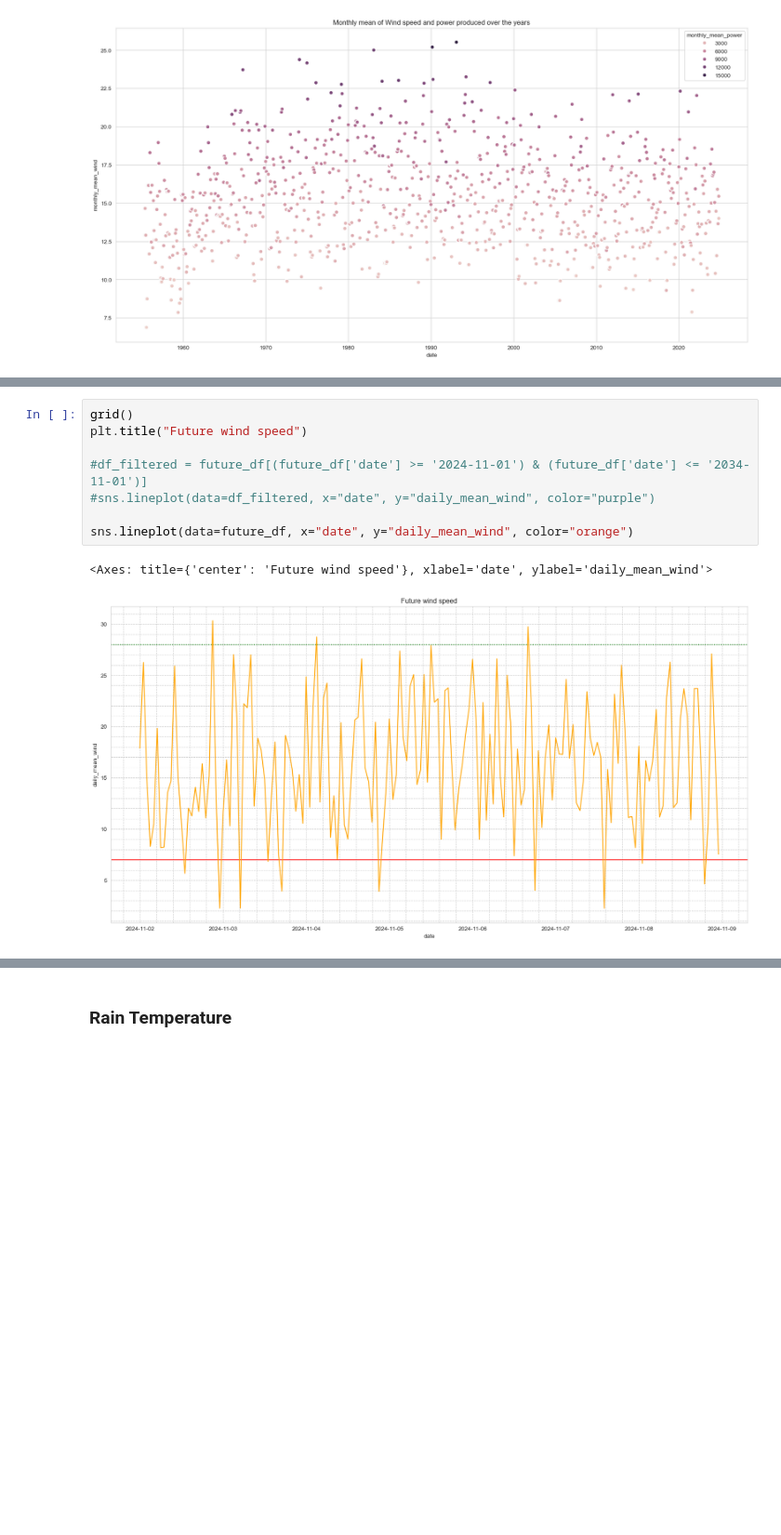
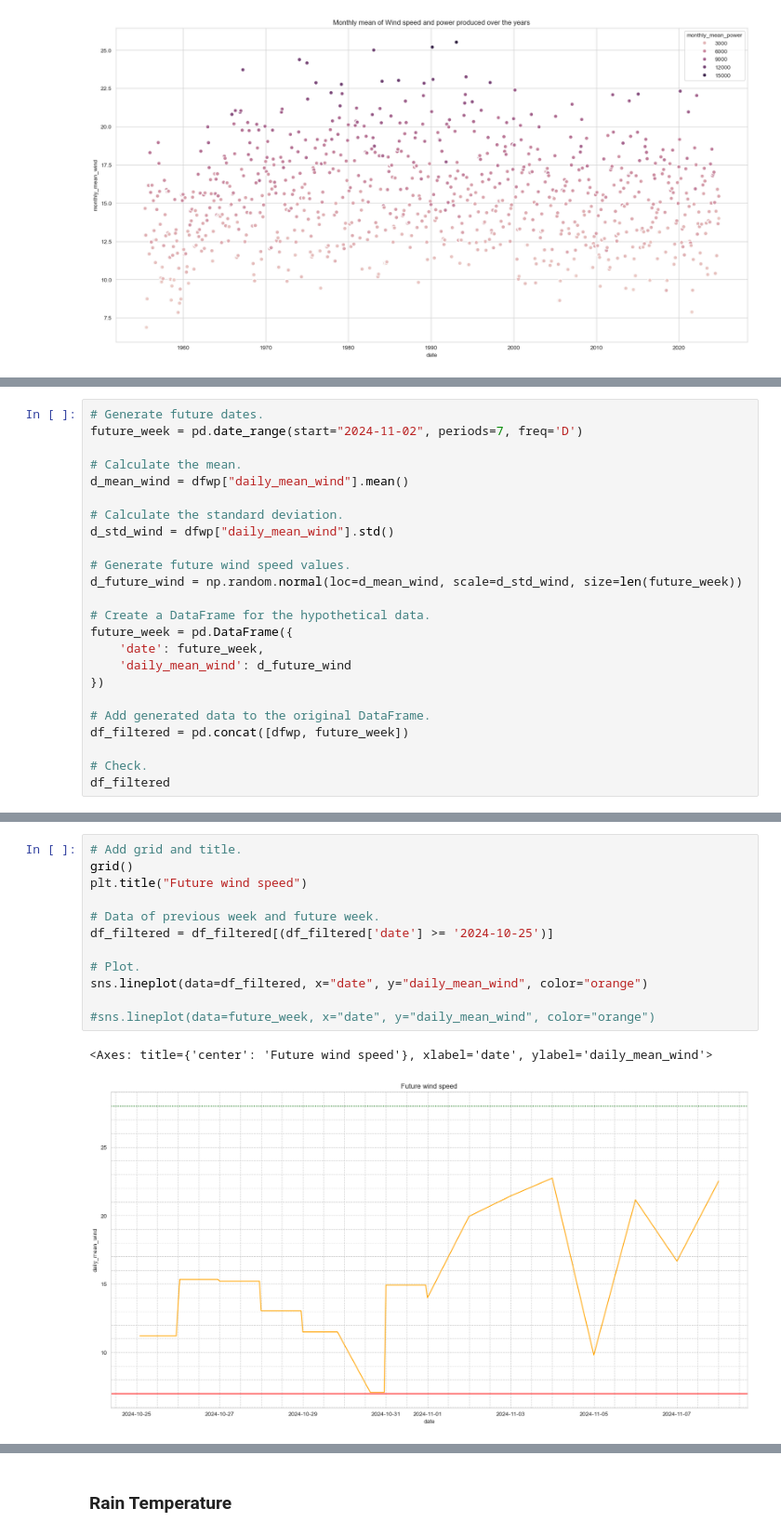
Before and after one commit to FatimaBOliveira/Programming-for-data-analytics, a Jupyter notebook: Project/climate.ipynb, the cells around one changed output, grey strips where cells are left out. Shown at 93% size. Saved outputs shown, nothing was run; the diff lists cells and outputs as text; blank space fills up the shorter version.

```diff
--- a/Project/climate.ipynb
+++ b/Project/climate.ipynb
@@ -708,0 +717,24 @@ future_df
+# %%
+# Generate future dates.
+future_week = pd.date_range(start="2024-11-02", periods=7, freq='D')
+
+# Calculate the mean.
+d_mean_wind = dfwp["daily_mean_wind"].mean()
+
+# Calculate the standard deviation.
+d_std_wind = dfwp["daily_mean_wind"].std()
+
+# Generate future wind speed values.
+d_future_wind = np.random.normal(loc=d_mean_wind, scale=d_std_wind, size=len(future_week))
+
+# Create a DataFrame for the hypothetical data.
+future_week = pd.DataFrame({
+    'date': future_week,
+    'daily_mean_wind': d_future_wind
+})
+
+# Add generated data to the original DataFrame.
+df_filtered = pd.concat([dfwp, future_week])
+
+# Check.
+df_filtered
@@ -709,11 +755,15 @@ future_df
 # %%
+# Add grid and title.
 grid()
 plt.title("Future wind speed")
 
-#df_filtered = future_df[(future_df['date'] >= '2024-11-01') & (future_df['date'] <= '2034-11-01')]
-#sns.lineplot(data=df_filtered, x="date", y="daily_mean_wind", color="purple")
+# Data of previous week and future week.
+df_filtered = df_filtered[(df_filtered['date'] >= '2024-10-25')]
 
-sns.lineplot(data=future_df, x="date", y="daily_mean_wind", color="orange")
+# Plot.
+sns.lineplot(data=df_filtered, x="date", y="daily_mean_wind", color="orange")
+
+#sns.lineplot(data=future_week, x="date", y="daily_mean_wind", color="orange")
 # %% [output]
 <Axes: title={'center': 'Future wind speed'}, xlabel='date', ylabel='daily_mean_wind'>
-[figure, old version]
+[figure, new version]
```
Also changed, not shown: parts of 18 cells of this notebook.
